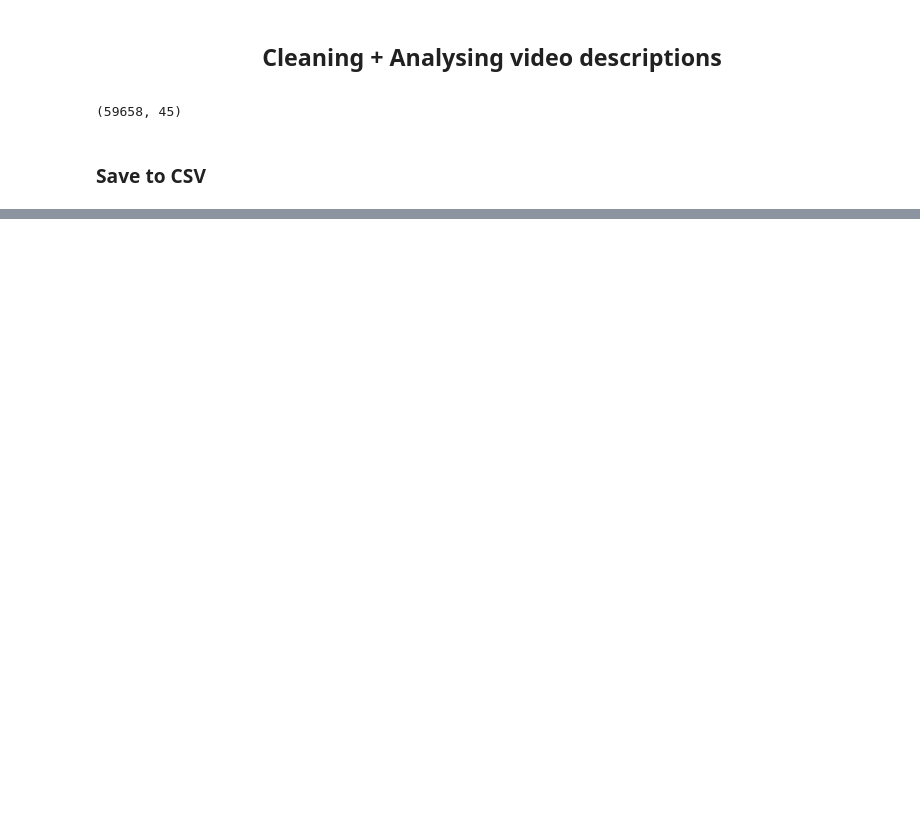
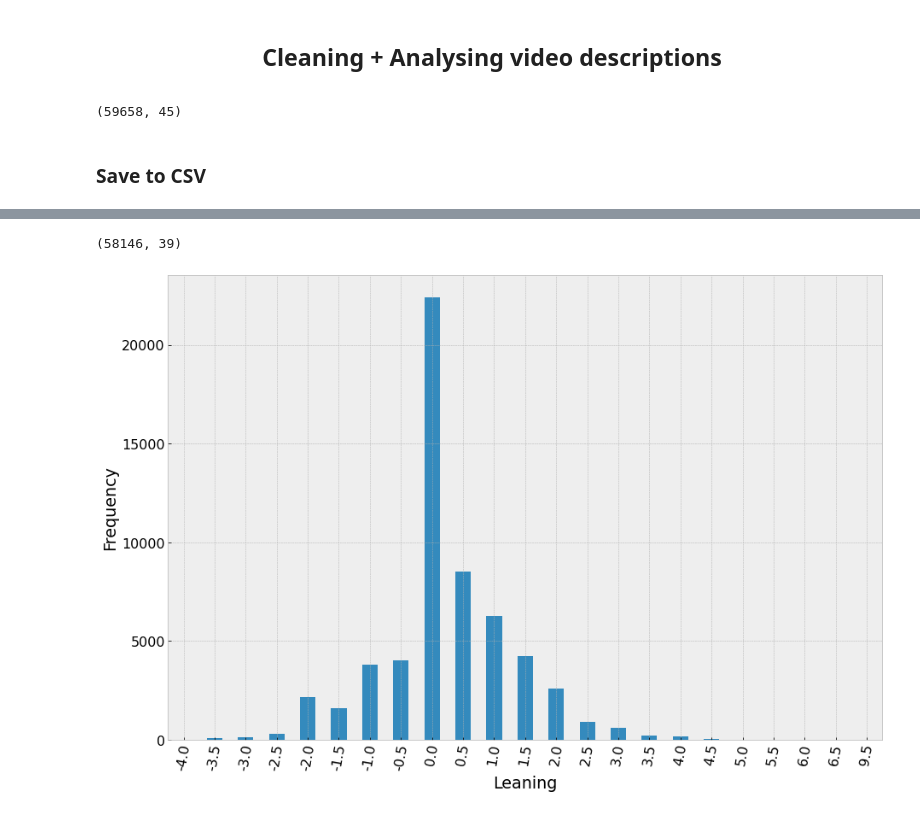
Before and after one commit to sipka/TikTok, a Jupyter notebook: TikTokDataParsing.ipynb, the cells around one changed output, grey strips where cells are left out. Cells and saved outputs as stored; diff of their text form; code cells hidden in the pictures; blank space fills up the shorter version.

```diff
--- a/TikTokDataParsing.ipynb
+++ b/TikTokDataParsing.ipynb
@@ -1024,0 +1221,35 @@ vids_with_desc.to_csv('text_analysis.csv')
+# %%
+def leaning_new(s):
+    s['leaning_new'] = hash_to_leaning(s['hashtags_used'].split(', '))
+    return s
+# %%
+data_complete_hashtags = data_complete[data_complete.nr_hashtags > 0]
+# %%
+data_complete_hashtags['leaning_new'] = ''
+data_complete_hashtags = data_complete_hashtags.apply(leaning_new, axis=1)
+# %%
+data_complete_hashtags.shape
+# %% [output]
+(58146, 39)
+# %%
+# create a list of our conditions
+conditions = [
+    (data_complete_hashtags['leaning_new'] > 0),
+    (data_complete_hashtags['leaning_new'] == 0),
+    (data_complete_hashtags['leaning_new'] < 0)
+    ]
+
+# create a list of the values we want to assign for each condition
+values = ['pro', 'neutral', 'con']
+
+# create a new column and use np.select to assign values to it using our lists as arguments
+data_complete_hashtags['label_new'] = np.select(conditions, values)
+# %%
+plt.figure(figsize=(15,10))
+data_complete_hashtags['leaning_new'].value_counts().sort_index().plot.bar()
+plt.xticks(rotation=80)
+plt.xlabel("Leaning")
+plt.ylabel("Frequency")
+plt.show()
+# %% [output]
+[figure, added]
```
Also changed, not shown: parts of 224 cells of this notebook, 1 other file.
